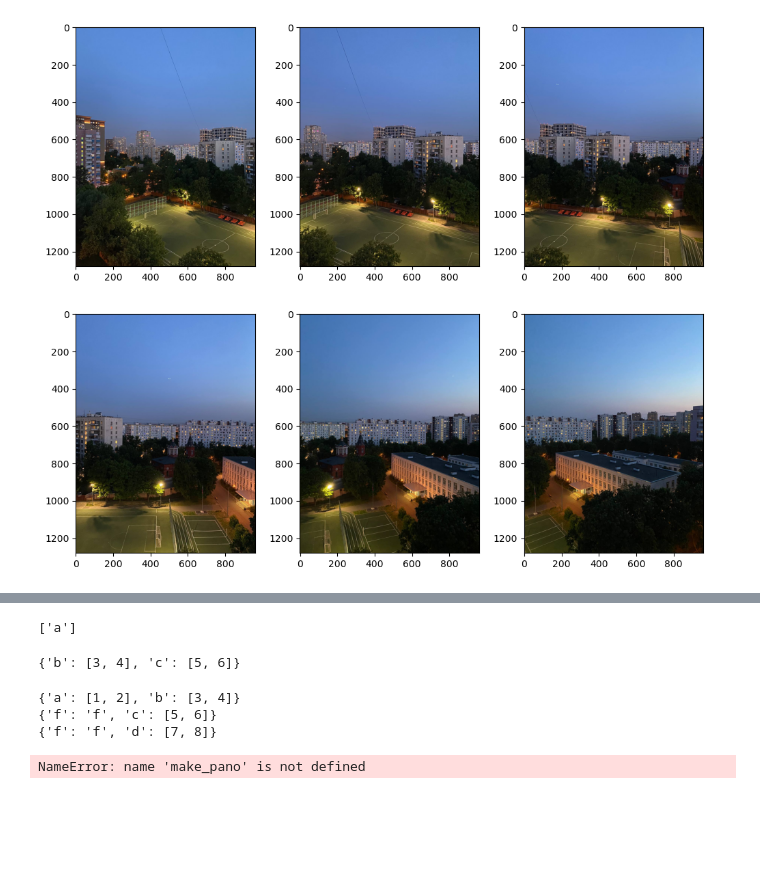
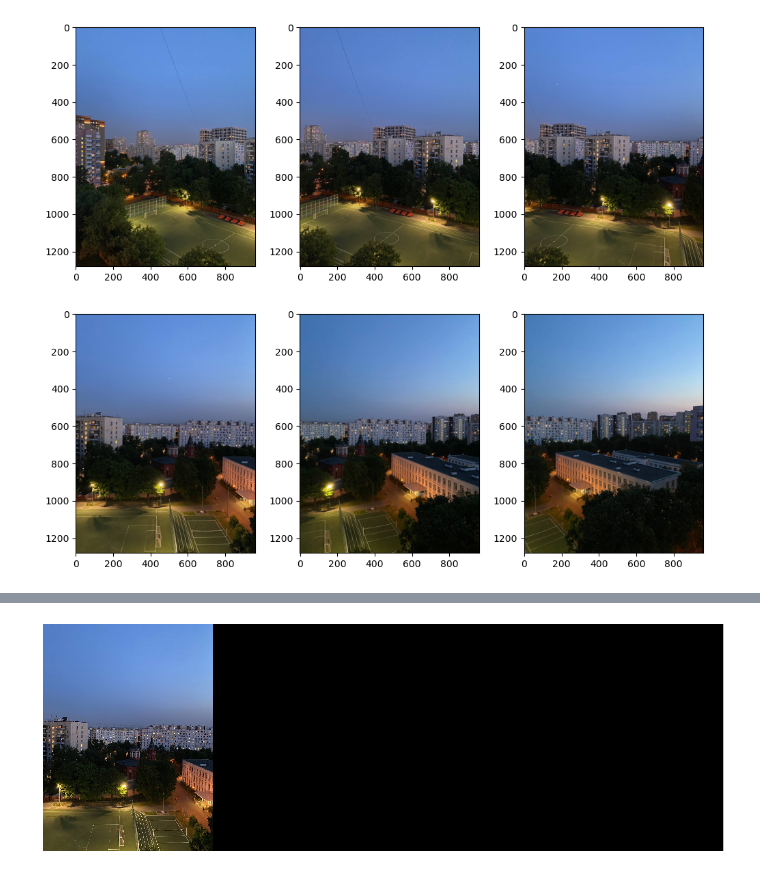
Before and after one commit to natalia-sd/AI-andstuff, a Jupyter notebook: semester 2 (feb - jun 2023)/lab_6/lab_6_homography.ipynb, the cells around one changed output, grey strips where cells are left out. Saved outputs shown, nothing was run; the diff lists cells and outputs as text; code cells hidden in the pictures; blank space fills up the shorter version.

Commit message:
FIX: pano function

```diff
--- a/semester 2 (feb - jun 2023)/lab_6/lab_6_homography.ipynb
+++ b/semester 2 (feb - jun 2023)/lab_6/lab_6_homography.ipynb
@@ -119,23 +78,3 @@ start_img = dict(list(d.items())[:len(d)//len(d)])
-# %%
-list(start_img.keys())
-# %% [output]
-['a']
-# %%
-d
-# %% [output]
-{'b': [3, 4], 'c': [5, 6]}
-# %%
-d = {'a': [1, 2], 'b': [3, 4], 'c': [5, 6], 'd': [7, 8]}
-start_img = dict(list(d.items())[:len(d)//len(d)]) # берем самый левый элемент
-d.pop(next(iter(d)))  # удаляем левый жлемет
-for i, j in enumerate(d.items()):
-    start_img.update({j[0]:j[1]})
-    print(start_img)
-    start_img = {'f': 'f'}
-# %% [output]
-{'a': [1, 2], 'b': [3, 4]}
-{'f': 'f', 'c': [5, 6]}
-{'f': 'f', 'd': [7, 8]}
 # %%
 def make_pano(image_paths: list) -> None:
 
@@ -187,15 +126,20 @@ def make_pano(image_paths: list) -> None:
     return panorama
 # %%
 # Отображение результата
-panorama = make_pano(['images/1.jpg', 'images/2.jpg',
-                      'images/3.jpg',
-#                       'images/4.jpg', 'images/5.jpg', 'images/6.jpg'
+panorama = make_pano([
+                'images/1.jpg',
+                'images/2.jpg',
+                'images/3.jpg',
+                'images/4.jpg',
+#                 'images/5.jpg',
+#                 'images/6.jpg'
                      ])
 
-# plt.figure(figsize = (17,10))
-# plt.axis('off')
-# plt.imshow(cv2.cvtColor(panorama, cv2.COLOR_BGR2RGB), interpolation='nearest')
-cv2.imshow('Panorama', panorama)
+plt.figure(figsize = (17,10))
+plt.axis('off')
+plt.imshow(cv2.cvtColor(panorama, cv2.COLOR_BGR2RGB), interpolation='nearest')
+plt.show()
+# cv2.imshow('Panorama', panorama)
 # cv2.waitKey()
 # %% [output]
-NameError: name 'make_pano' is not defined
+[figure, added]
```
Also changed, not shown: parts of 26 cells of this notebook, 3 other files.
